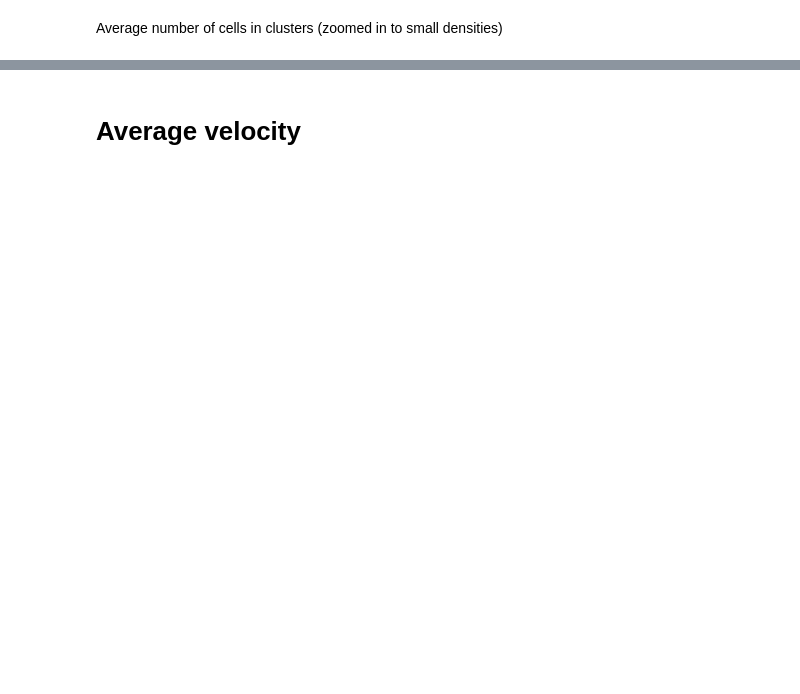
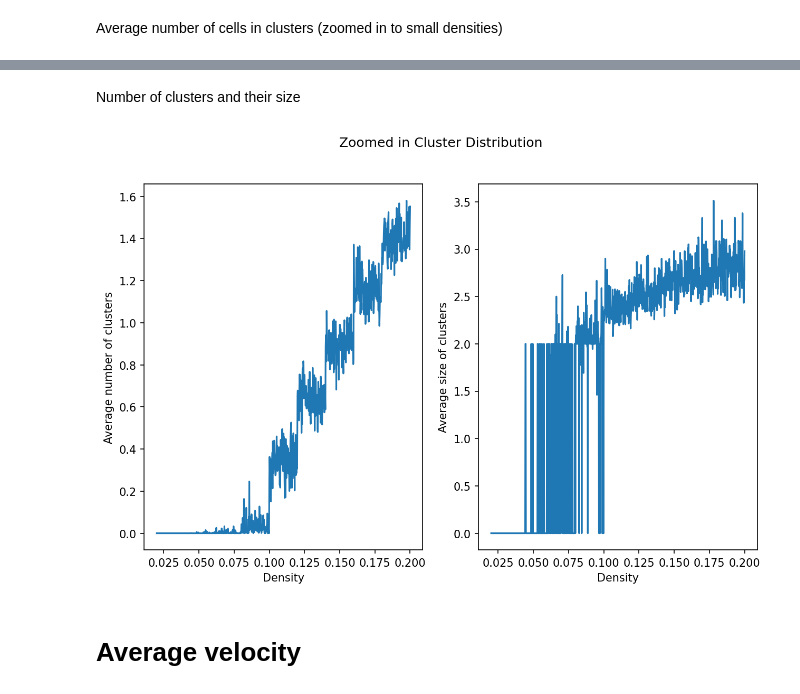
Before and after one commit to SofiaHilma/Traffic_flow_simulation, a Jupyter notebook: traffic_notebook.ipynb, the cells around one changed output, grey strips where cells are left out. Cells and saved outputs as stored; diff of their text form; code cells hidden in the pictures; blank space fills up the shorter version.

```diff
--- a/traffic_notebook.ipynb
+++ b/traffic_notebook.ipynb
@@ -177,3 +178,51 @@ plt.show()
+# %% [markdown]
+Number of clusters and their size
+# %%
+# Parameters
+L = 50
+N = 10
+v_max = 5
+p = 0.8
+t_max = 1000
+
+densities = np.linspace(0.02, 0.2, 1000)
+
+average_cells_in_clusters_per_density = []
+average_number_clusters_per_density = []
+average_cluster_sizes = []
+
+
+for density in densities:
+
+    result = functions.Nagel_Schreckenberg(L, int(L * density), v_max, p, t_max)
+    cells_cluster_list = result[1]
+    cluster_count_list = result[5]
+
+    # Cells calculations
+    cells_cluster_average = np.mean(cells_cluster_list)
+    average_cells_in_clusters_per_density.append(cells_cluster_average)
+
+    # Cluster calculations
+    cluster_count_average = np.mean(cluster_count_list)
+    average_number_clusters_per_density.append(cluster_count_average)
+
+    # Cluster size calculations
+    average_cluster_size = cells_cluster_average/cluster_count_average if cluster_count_average != 0 else 0
+    average_cluster_sizes.append(average_cluster_size)
+
+
+# Plotting two graphs: number of cells in clusters and number of clusters
+fig, axs = plt.subplots(1,2, dpi=150, figsize = (10,6))
+axs[0].plot(densities, average_number_clusters_per_density)
+axs[0].set_xlabel('Density')
+axs[0].set_ylabel('Average number of clusters')
+axs[1].plot(densities, average_cluster_sizes)
+axs[1].set_xlabel('Density')
+axs[1].set_ylabel('Average size of clusters')
+plt.suptitle('Zoomed in Cluster Distribution')
+plt.show()
+# %% [output]
+[figure, added]
 # %% [markdown]
 # Average velocity
 # %%
```
Also changed, not shown: parts of 7 cells of this notebook, 1 other file.
